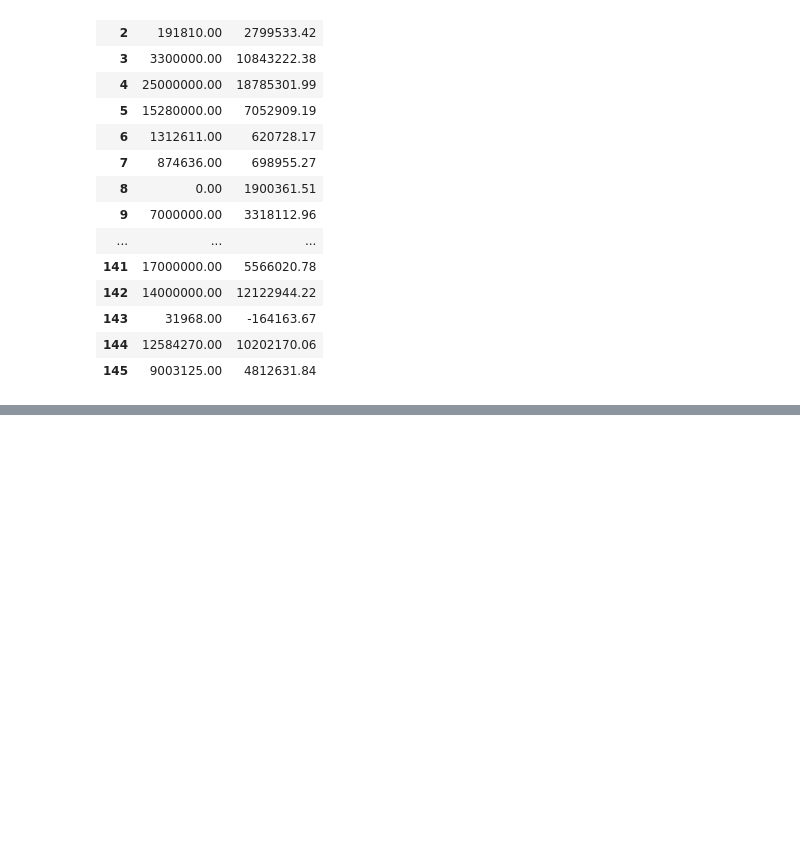
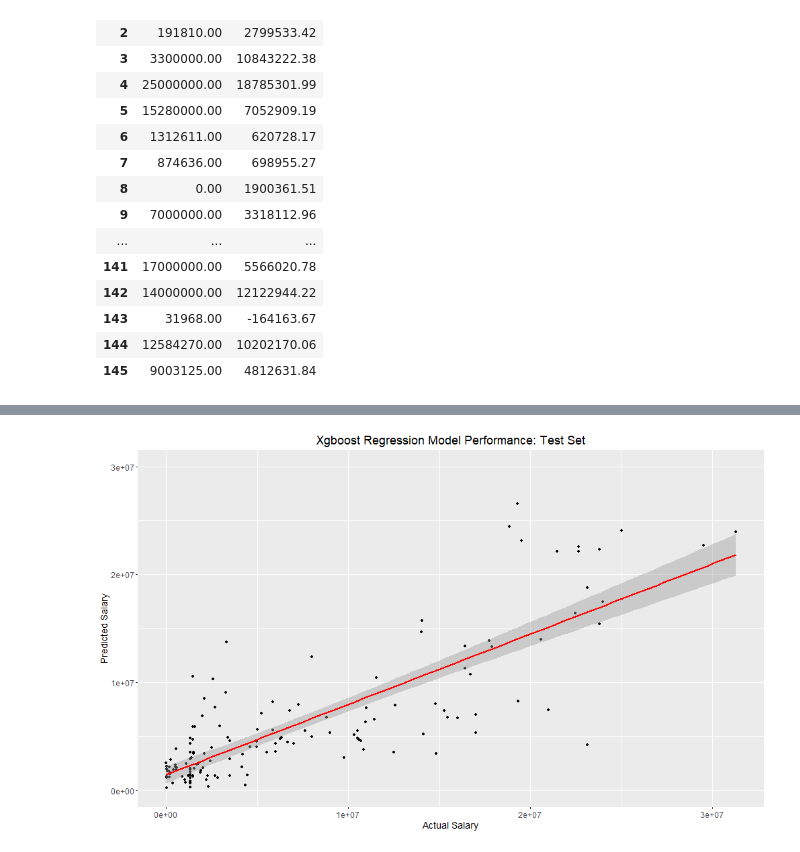
Before and after one commit to TravelingPotato/Team-Epic-DSC-630, a Jupyter notebook: NBA Features Selection & Models.ipynb, the cells around one changed output, grey strips where cells are left out. Saved outputs shown, nothing was run; the diff lists cells and outputs as text; code cells hidden in the pictures; blank space fills up the shorter version.

```diff
--- a/NBA Features Selection & Models.ipynb
+++ b/NBA Features Selection & Models.ipynb
@@ -782,0 +859,3 @@ grid.arrange(train_scatter, test_scatter, nrow = 1, top = "Comparison of Regress
+# %%
+y_test_xgb = pd.DataFrame(y_test, columns=["Salary"])
+y_test_xgb.head(5)
@@ -782,0 +869,3 @@ grid.arrange(train_scatter, test_scatter, nrow = 1, top = "Comparison of Regress
+# %%
+y_pred1_xgb = pd.DataFrame(y_pred1, columns=["Prediction"])
+y_pred1_xgb.head(5)
@@ -782,0 +879,3 @@ grid.arrange(train_scatter, test_scatter, nrow = 1, top = "Comparison of Regress
+# %%
+test_predictions_xgb = pd.DataFrame(np.concatenate([y_test_xgb, y_pred1_xgb], axis=1),columns= ['Salary','Prediction'])
+test_predictions_xgb.head(5)
@@ -782,0 +889,12 @@ grid.arrange(train_scatter, test_scatter, nrow = 1, top = "Comparison of Regress
+# %%
+%%R -i test_predictions_xgb -w 1000 -h 600 -u px
+test_scatter_xgb <- ggplot(test_predictions_xgb, aes(Salary, Prediction)) + geom_point() +
+geom_smooth(method='lm', colour = "red") +
+labs(x = "Actual Salary", y = "Predicted Salary")+ ylim(-100000, 30000000)
+test_scatter_xgb + ggtitle("Xgboost Regression Model Performance: Test Set") +
+theme(plot.title = element_text(hjust = 0.5, size=18),
+      axis.text=element_text(size=12),
+     axis.title.x=element_text(size=14),
+     axis.title.y=element_text(size=14))
+# %% [output]
+[figure, added]
```
Also changed, not shown: parts of 26 cells of this notebook.
